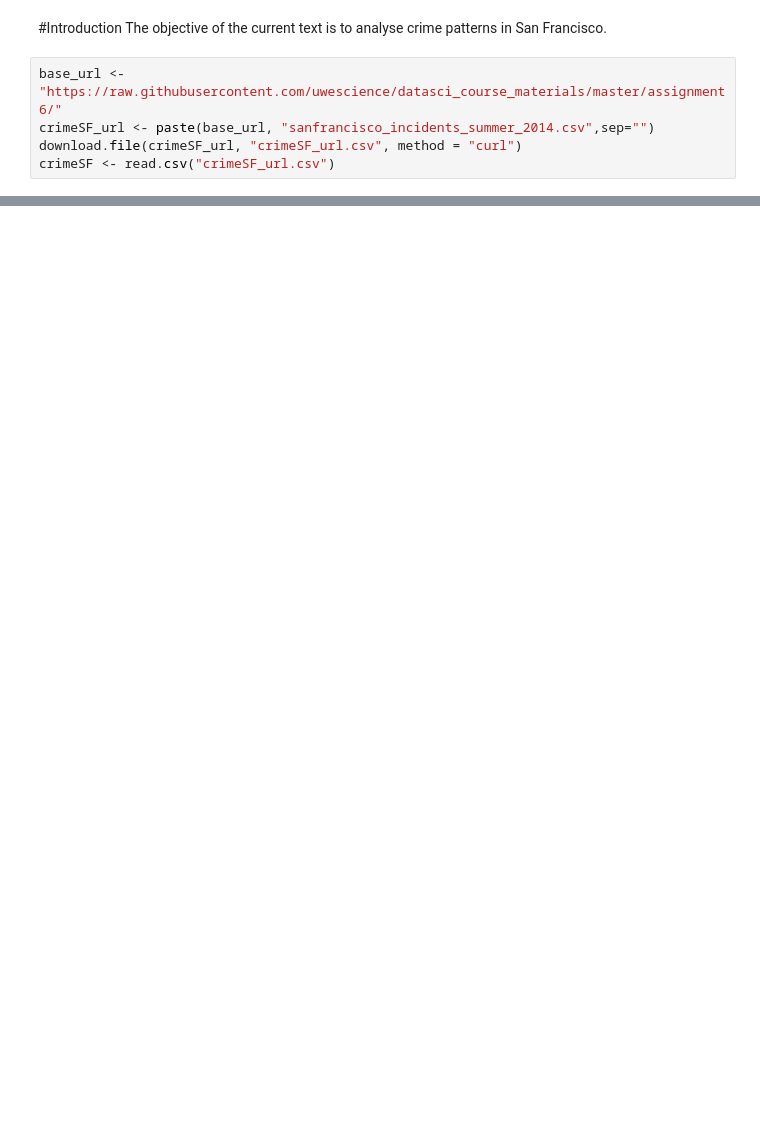
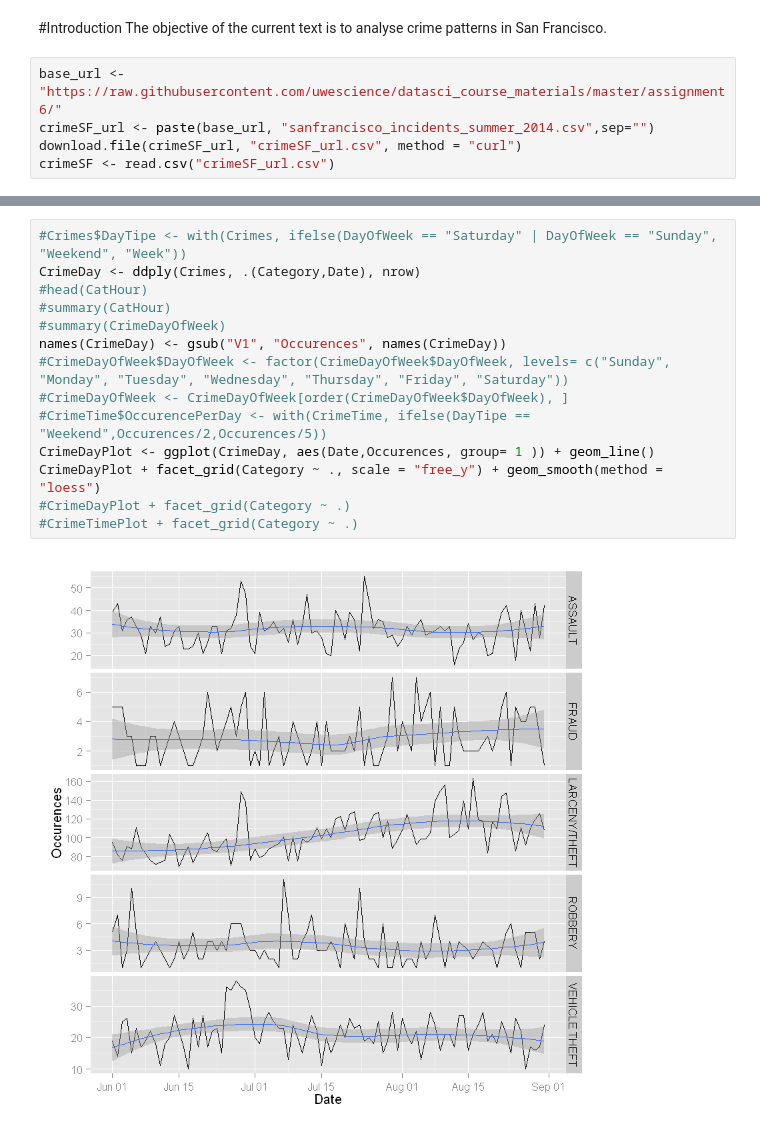
Before and after one commit to LaurentFranckx/SFCrime, a Jupyter notebook: SFcrimeLFR2.ipynb, the cells around one changed output, grey strips where cells are left out. Cells and saved outputs as stored; diff of their text form; blank space fills up the shorter version.

```diff
--- a/SFcrimeLFR2.ipynb
+++ b/SFcrimeLFR2.ipynb
@@ -93,0 +128,16 @@ CrimeTimePlot + facet_grid(Category ~ .)
+# %%
+#Crimes$DayTipe <- with(Crimes, ifelse(DayOfWeek == "Saturday" | DayOfWeek == "Sunday", "Weekend", "Week"))
+CrimeDay <- ddply(Crimes, .(Category,Date), nrow)
+#head(CatHour)
+#summary(CatHour)
+#summary(CrimeDayOfWeek)
+names(CrimeDay) <- gsub("V1", "Occurences", names(CrimeDay))
+#CrimeDayOfWeek$DayOfWeek <- factor(CrimeDayOfWeek$DayOfWeek, levels= c("Sunday", "Monday", "Tuesday", "Wednesday", "Thursday", "Friday", "Saturday"))
+#CrimeDayOfWeek <- CrimeDayOfWeek[order(CrimeDayOfWeek$DayOfWeek), ]
+#CrimeTime$OccurencePerDay <- with(CrimeTime, ifelse(DayTipe == "Weekend",Occurences/2,Occurences/5))
+CrimeDayPlot <- ggplot(CrimeDay, aes(Date,Occurences, group= 1 )) + geom_line()
+CrimeDayPlot + facet_grid(Category ~ ., scale = "free_y") + geom_smooth(method = "loess")
+#CrimeDayPlot + facet_grid(Category ~ .)
+#CrimeTimePlot + facet_grid(Category ~ .)
+# %% [output]
+[figure, added]
```
Also changed, not shown: parts of 11 cells of this notebook.
